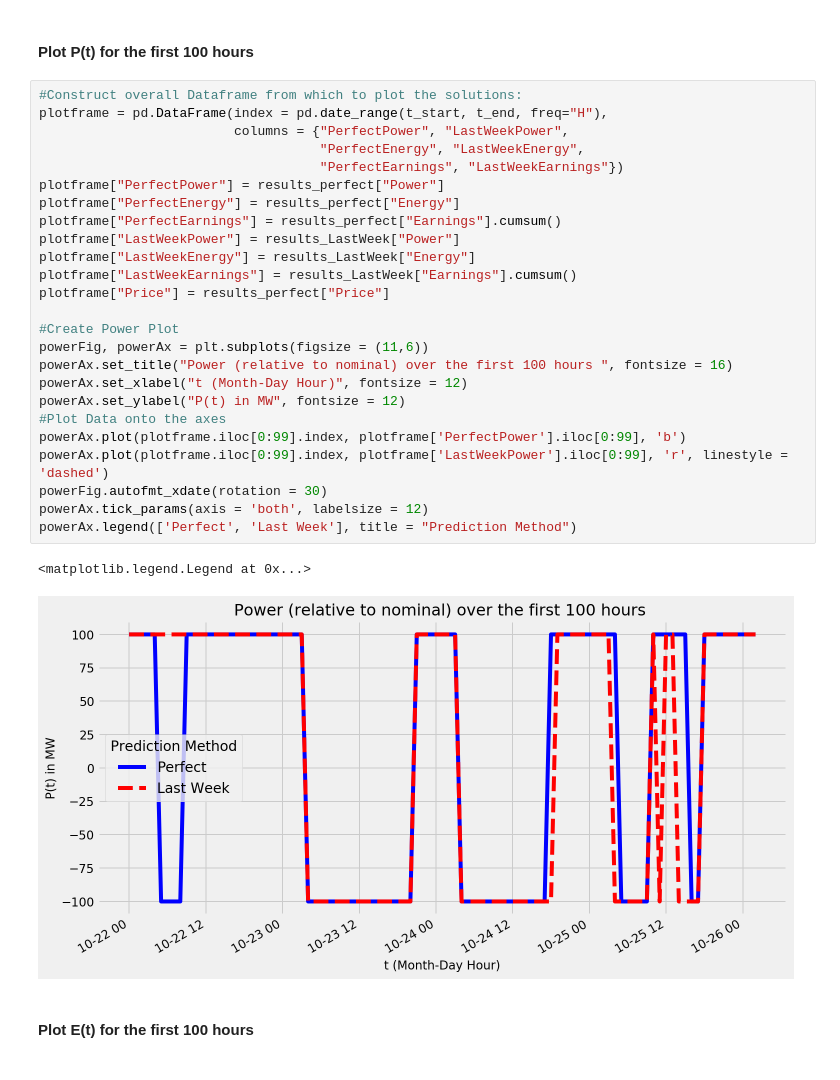
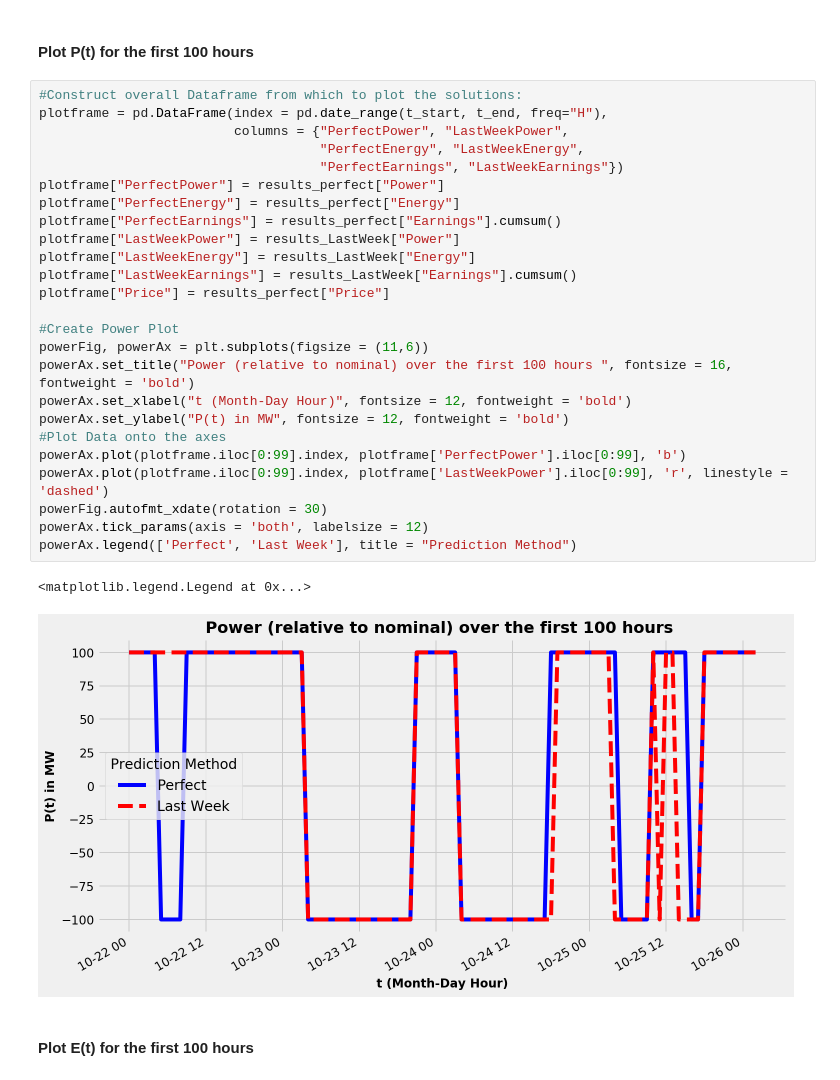
Before and after one commit to lukasbahr/pom, a Jupyter notebook: dsm/dsm.ipynb, the cells around one changed output. Cells and saved outputs as stored; diff of their text form.

```diff
--- a/dsm/dsm.ipynb
+++ b/dsm/dsm.ipynb
@@ -375,31 +375,31 @@ To show how the actual plant operation changes as new data becomes available, pl
 # %%
 #Construct overall Dataframe from which to plot the solutions:
 plotframe = pd.DataFrame(index = pd.date_range(t_start, t_end, freq="H"),
                          columns = {"PerfectPower", "LastWeekPower",
                                     "PerfectEnergy", "LastWeekEnergy",
                                     "PerfectEarnings", "LastWeekEarnings"})
 plotframe["PerfectPower"] = results_perfect["Power"]
 plotframe["PerfectEnergy"] = results_perfect["Energy"]
 plotframe["PerfectEarnings"] = results_perfect["Earnings"].cumsum()
 plotframe["LastWeekPower"] = results_LastWeek["Power"]
 plotframe["LastWeekEnergy"] = results_LastWeek["Energy"]
 plotframe["LastWeekEarnings"] = results_LastWeek["Earnings"].cumsum()
 plotframe["Price"] = results_perfect["Price"]
 
 #Create Power Plot
 powerFig, powerAx = plt.subplots(figsize = (11,6))
-powerAx.set_title("Power (relative to nominal) over the first 100 hours ", fontsize = 16)
-powerAx.set_xlabel("t (Month-Day Hour)", fontsize = 12)
-powerAx.set_ylabel("P(t) in MW", fontsize = 12)
+powerAx.set_title("Power (relative to nominal) over the first 100 hours ", fontsize = 16, fontweight = 'bold')
+powerAx.set_xlabel("t (Month-Day Hour)", fontsize = 12, fontweight = 'bold')
+powerAx.set_ylabel("P(t) in MW", fontsize = 12, fontweight = 'bold')
 #Plot Data onto the axes
 powerAx.plot(plotframe.iloc[0:99].index, plotframe['PerfectPower'].iloc[0:99], 'b')
 powerAx.plot(plotframe.iloc[0:99].index, plotframe['LastWeekPower'].iloc[0:99], 'r', linestyle = 'dashed')
 powerFig.autofmt_xdate(rotation = 30)
 powerAx.tick_params(axis = 'both', labelsize = 12)
 powerAx.legend(['Perfect', 'Last Week'], title = "Prediction Method")
 # %% [output]
 <matplotlib.legend.Legend at 0x...>
-[figure, old version]
+[figure, new version]
 # %% [markdown]
 #### Plot E(t) for the first 100 hours
 # %%
```
Also changed, not shown: parts of 5 cells of this notebook.
